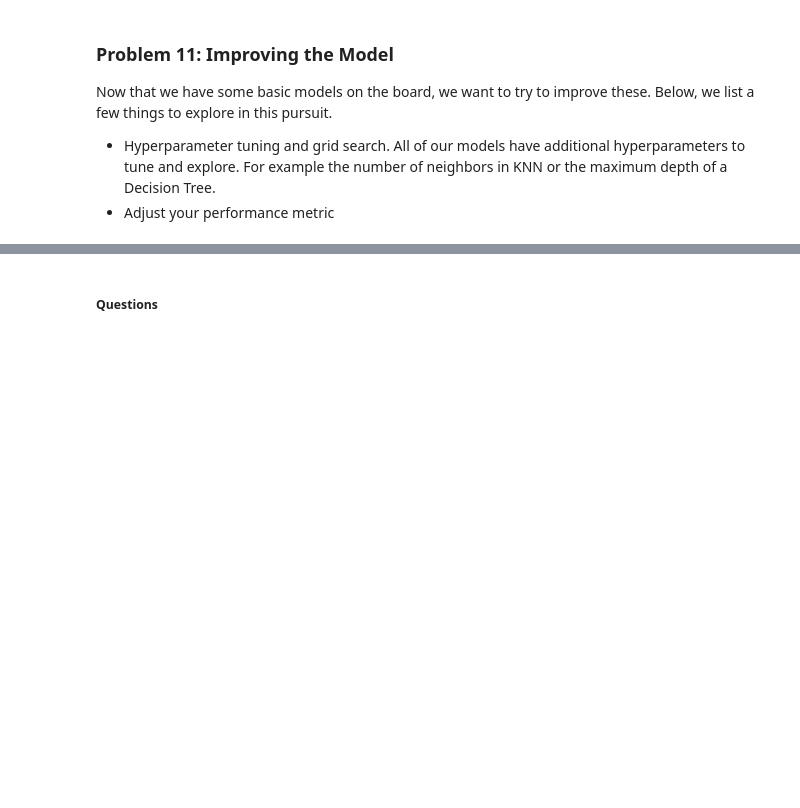
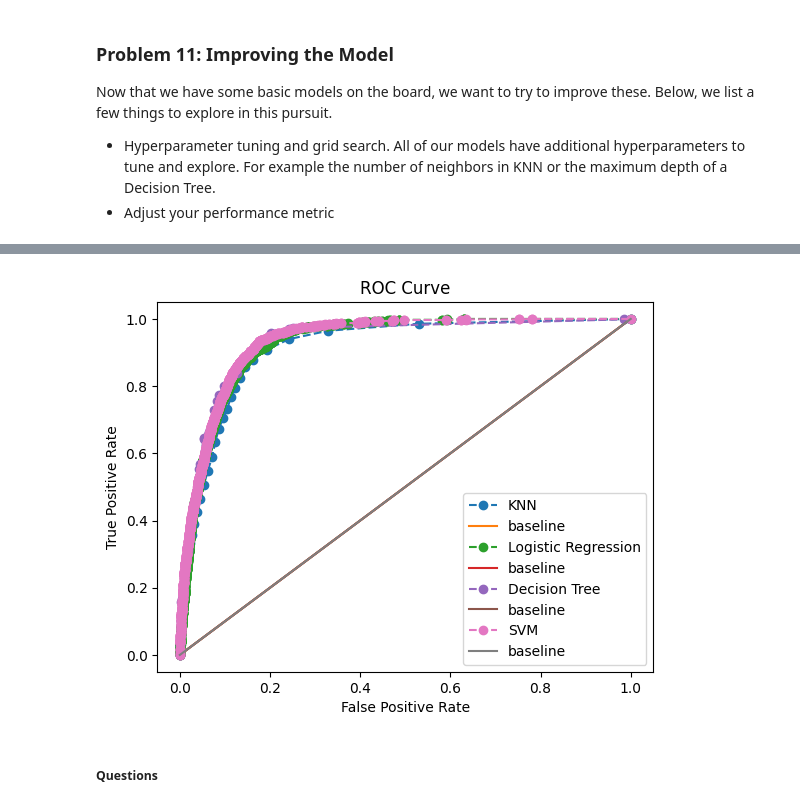
Before and after one commit to asoali67/Required-Assignment-17.1-Comparing-Classifiers, a Jupyter notebook: prompt_III.ipynb, the cells around one changed output, grey strips where cells are left out. Saved outputs shown, nothing was run; the diff lists cells and outputs as text; code cells hidden in the pictures; blank space fills up the shorter version.

```diff
--- a/prompt_III.ipynb
+++ b/prompt_III.ipynb
@@ -196,9 +215,8 @@ X_train.shape, X_test.shape
 # %%
-
 
 encoder = ce.OrdinalEncoder(cols=['job', 'marital', 'housing', 'loan', 'contact', 'education'])
 X_train = encoder.fit_transform(X_train)
-X_test = encoder.transform(X_test)
+X_test = encoder.fit_transform(X_test)
 
 print(X_test.info())
 print(X_test.head())
@@ -389,12 +439,9 @@ logreg_param_grid = [
 logreg_grid = GridSearchCV(estimator=logreg_pipeline,
                            param_grid=logreg_param_grid,
                            cv=5,
-                           scoring=['accuracy','roc_auc'],
+                           scoring=['accuracy','roc_auc', 'f1'],
                            n_jobs=-1,
                            refit='roc_auc',
                            error_score="raise")
 logreg_grid.fit(X_train, y_train)
-print(logreg_grid.best_params_)
-print(accuracy_score(y_train, logreg_grid.predict(X_train)))
-print(accuracy_score(y_test, logreg_grid.predict(X_test)))
 # %% [output]
@@ -420,13 +494,10 @@ dtree_param_grid = {
 dtree_grid = GridSearchCV(estimator=dtree_pipeline,
                            param_grid=dtree_param_grid,
                            cv=5,
-                           scoring=['accuracy','roc_auc'],
+                           scoring=['accuracy','roc_auc', 'f1'],
                            n_jobs=-1,
                            refit='roc_auc',
                            error_score="raise")
 
 dtree_grid.fit(X_train, y_train)
-print(dtree_grid.best_params_)
-print(accuracy_score(y_train, dtree_grid.predict(X_train)))
-print(accuracy_score(y_test, dtree_grid.predict(X_test)))
 # %% [output]
@@ -454,13 +547,10 @@ svc_param_grid = [
 svc_grid = GridSearchCV(estimator=svce_pipeline,
                            param_grid=svc_param_grid,
                            cv=5,
-                           scoring=['accuracy','roc_auc'],
+                           scoring=['accuracy','roc_auc', 'f1'],
                            n_jobs=-1,
                            refit='roc_auc',
                            error_score="raise")
 
 svc_grid.fit(X_train, y_train)
-print(svc_grid.best_params_)
-print(accuracy_score(y_train, svc_grid.predict(X_train)))
-print(accuracy_score(y_test, svc_grid.predict(X_test)))
 # %% [output]
@@ -477,2 +635,32 @@ models = {
+# %%
+y_models_probs = {
+    'KNN':[],
+    'Logistic Regression': [],
+    'Decision Tree': [],
+    'SVM':[]
+}
+
+# first scale
+scaler = StandardScaler()
+X_train_scaled = scaler.fit_transform(X_train)
+X_test_scaled = scaler.transform(X_test)
+for model_name, model in finall_models.items():
+    model.fit(X_train_scaled, y_train)
+    y_models_probs[model_name] = model.predict_proba(X_test_scaled)[:, 1]
+
+for model_name, pred in y_models_probs.items():
+    fpr, tpr, thresh_rocs = roc_curve(y_test, pred, pos_label=1)
+    # Answer check
+    #print('False Positive Rates: ', fpr[:5])
+    #print('True Positive Rates: ', tpr[:5])
+    plt.plot(fpr, tpr, '--o', label = model_name)
+    plt.plot(tpr, tpr, label = 'baseline')
+    plt.legend()
+    plt.title('ROC Curve')
+    plt.xlabel('False Positive Rate')
+    plt.ylabel('True Positive Rate')
+    plt.grid();
+# %% [output]
+[figure, added]
 # %% [markdown]
 ##### Questions
```
Also changed, not shown: parts of 25 cells of this notebook.
